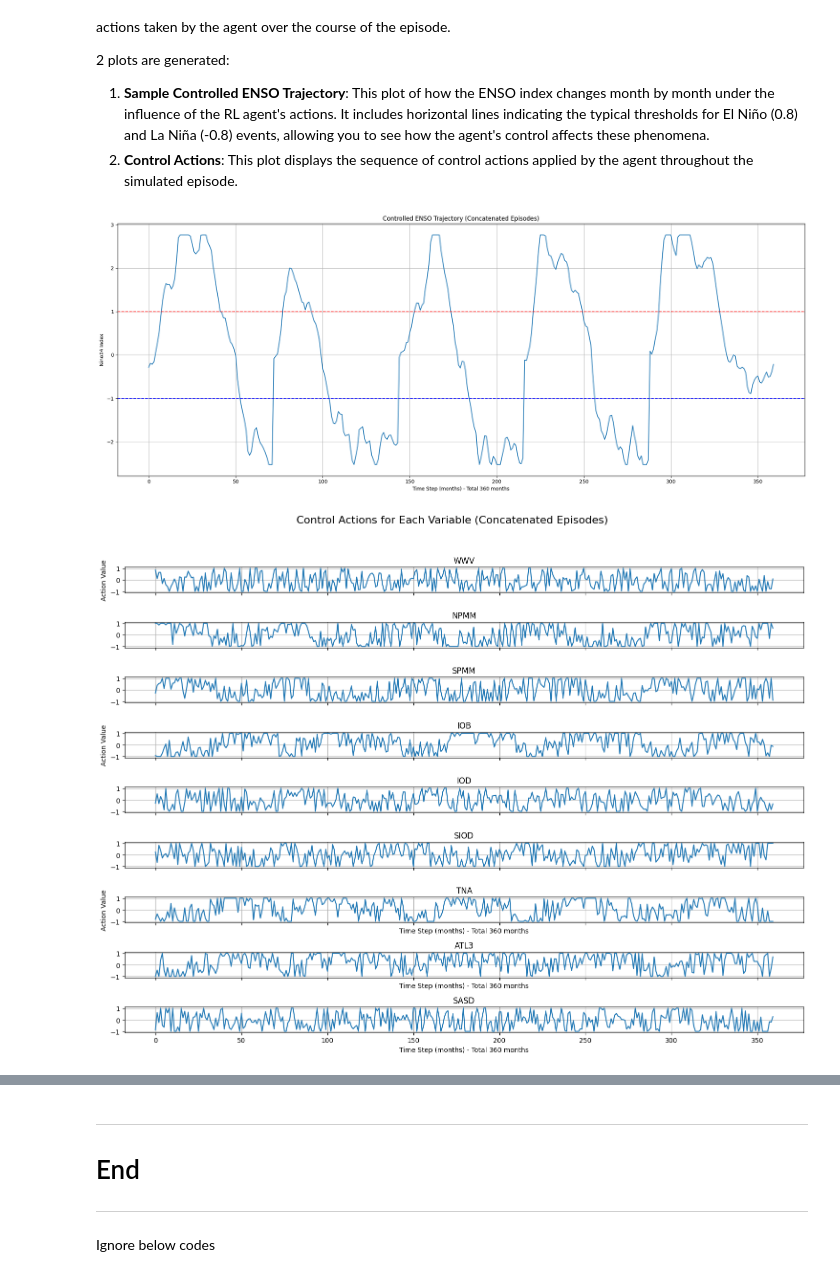
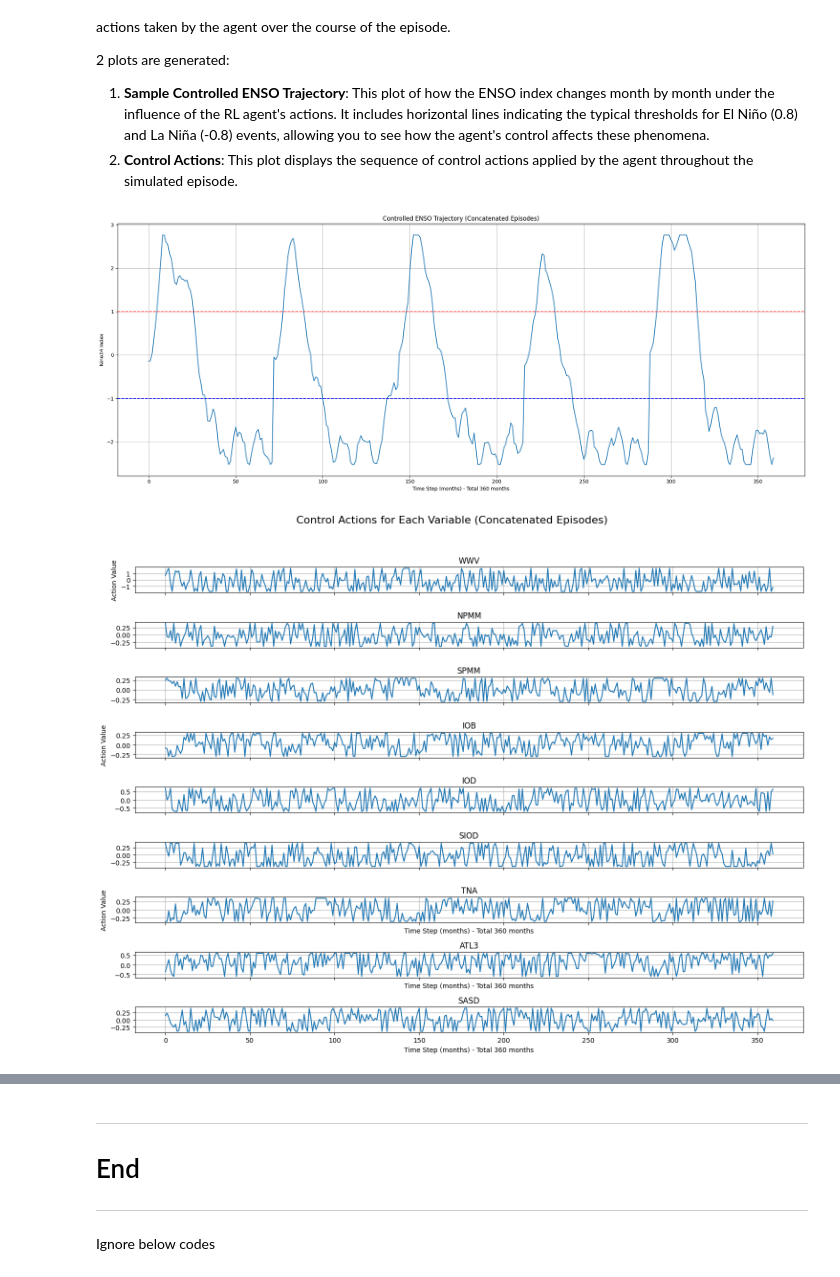
Before and after one commit to ayman-tech/enso-rl, a Jupyter notebook: enso-rl.ipynb, the cells around one changed output, grey strips where cells are left out. Cells and saved outputs as stored; diff of their text form; code cells hidden in the pictures.

Commit message:
Added scaling for actions

```diff
--- a/enso-rl.ipynb
+++ b/enso-rl.ipynb
@@ -211,0 +210,6 @@ debug = True
+# %%
+debug = True
+action_scale = [1.8, 0.4, 0.3, 0.3, 0.7, 0.4, 0.35, 0.6, 0.4]
+print("Action  Scale")
+for i in range(len(action_scale)):
+    print(f"{var_names[i+1]:<6} : {action_scale[i]}")
@@ -227,12 +242,12 @@ def xro_step(state, params, action, rng, step_idx):
     global bounds # Access the global bounds dictionary
 
     # 1. Apply Control Action
-    control_vector = np.zeros_like(state)
-    action = np.insert(action, 0, 0) # add 0 at beginning for nino action = 0
-    control_vector = action * 2.0 * params['dt'] # TUNE GAIN Multiplier
+    control_actions = np.zeros_like(state)
+    control_actions = action * action_scale
+    control_actions = np.insert(control_actions, 0, 0) # add 0 at beginning for nino action = 0
 
     #  Update State & Safety clip
-    updated_state = state + control_vector
+    updated_state = state + control_actions
     for i, var_name in enumerate(var_names):
         min_val, max_val = bounds[var_name]
         updated_state[i] = np.clip(updated_state[i], min_val, max_val)
@@ -285,10 +300,10 @@ def xro_step(state, params, action, rng, step_idx):
         return np.zeros_like(state)
 
     if debug:
-        # print(f'Control Vector : {control_vector}') # DEBUG
+        # print(f'Control Actions : {control_actions}') # DEBUG
         # print(f'State B4 Action : {next_state_natural}') # DEBUG
         # print(f'State Af Action : {next_state}') # DEBUG
-        return control_vector, updated_state, next_state
+        return control_actions, updated_state, next_state
 
     return next_state
 # %% [markdown]
@@ -327,14 +342,14 @@ if debug :
     step_idx = 0       # January (Month 0)
 
     # TABLE with DEBUG MODE
-    control_vector, updated_state, next_state = xro_step(
+    control_actions, updated_state, next_state = xro_step(
         current_state, params, action, rng, step_idx
     )
     action_10 = np.insert(action, 0, 0)
     data = {
         'Variables': var_names,
         'Action*': action_10,
-        'Control_Vector': control_vector,
+        'Control_Actions': control_actions,
         'Current_State*': current_state,
         'Updated State': updated_state,
         'Next_State': next_state
@@ -554,7 +569,7 @@ Simulates single episode using the trained Reinforcement Learning agent (model_p
 1. **Sample Controlled ENSO Trajectory**: This plot of how the ENSO index changes month by month under the influence of the RL agent's actions. It includes horizontal lines indicating the typical thresholds for El Niño (0.8) and La Niña (-0.8) events, allowing you to see how the agent's control affects these phenomena.
 2. **Control Actions**: This plot displays the sequence of control actions applied by the agent throughout the simulated episode.
 # %%
-# Plotting a sample trajectory
+# Plotting action trajectory
 threshold = 1.0
 
 num_episodes_to_simulate = 5 # TUNE
@@ -567,9 +582,11 @@ for episode_num in range(num_episodes_to_simulate):
     done = False
     while not done: # run for 1 episode (6 yrs)
         action, _ = model_ppo.predict(obs)
+        # Apply action_scale for plotting the actual control applied
+        scaled_action = action * action_scale
         obs, reward, done, _, _ = env.step(action)
         enso_traj.append(obs[0]) # State[0] is ENSO index
-        actions_data_list.append(action) # Append the entire action vector
+        actions_data_list.append(scaled_action) # Append the scaled action vector
 
 actions_data = np.vstack(actions_data_list) # Convert 2d list to a single 2D np array
 
@@ -583,33 +600,33 @@ plt.axhline(-threshold, color='b', linestyle='--', label='La Nina Thr')
 plt.title("Controlled ENSO Trajectory (Concatenated Episodes)")
 plt.xlabel(f"Time Step (months) - Total {len(enso_traj)} months")
 plt.ylabel("Nino34 Index")
 plt.grid(True)
 plt.tight_layout()
 plt.show()
 
 # Create a figure for all action variables in separate subplots (concatenated episodes)
 num_actions = actions_data.shape[1] # Get number of actions from the concatenated array
 fig2, axes = plt.subplots(nrows=9, ncols=1, figsize=(15, 12), sharex=True)
 fig2.suptitle("Control Actions for Each Variable (Concatenated Episodes)", fontsize=16)
 
 axes = axes.flatten() # Flatten the array of axes for easy iteration
 
 for i in range(num_actions):
     axes[i].plot(actions_data[:, i]) # Plot from the concatenated array
     axes[i].set_title(f'{var_names[i+1]}') # Using var_names for titles
     axes[i].grid(True)
-    if i >= 6: # Add x-label only for bottom row plots (assuming 9 plots, bottom row starts at index 6)
+    if i == num_actions-1: # Add x-label only for bottom row plots (assuming 9 plots, bottom row starts at index 6)
         axes[i].set_xlabel(f"Time Step (months) - Total {len(enso_traj)} months")
     if i % 3 == 0: # Add y-label only for left-most column plots
         axes[i].set_ylabel("Action Value")
 
 # Hide any unused subplots (not strictly necessary if nrows=num_actions and ncols=1, but good practice)
 for j in range(num_actions, len(axes)):
     if j < len(axes): # Ensure index is within bounds before deleting
         fig2.delaxes(axes[j])
 
 plt.tight_layout(rect=[0, 0.03, 1, 0.95]) # Adjust layout to prevent title overlap
 plt.show()
 # %% [output]
-[figure, old version]
+[figure, new version]
-[figure, old version]
+[figure, new version]
```
Also changed, not shown: parts of 11 cells of this notebook.
